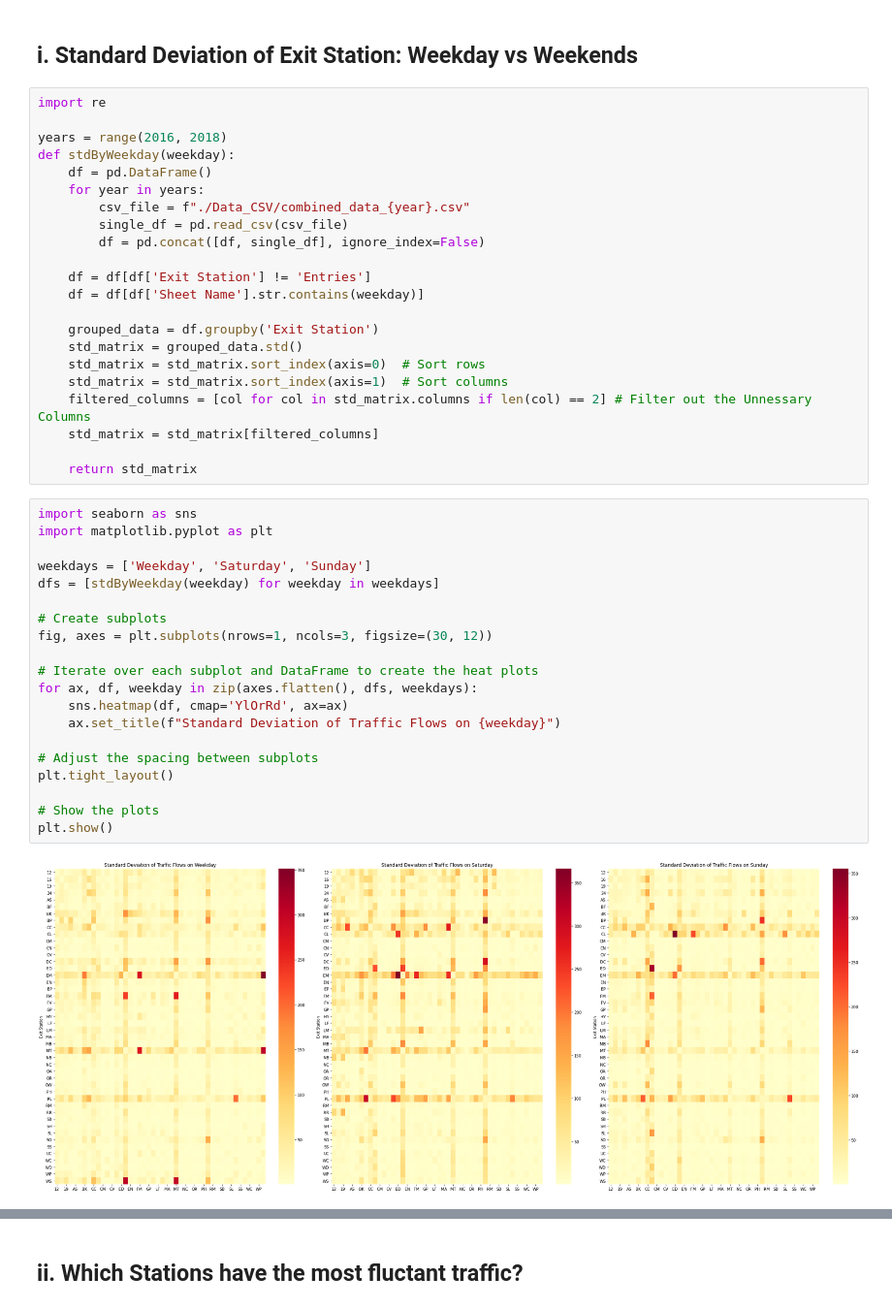
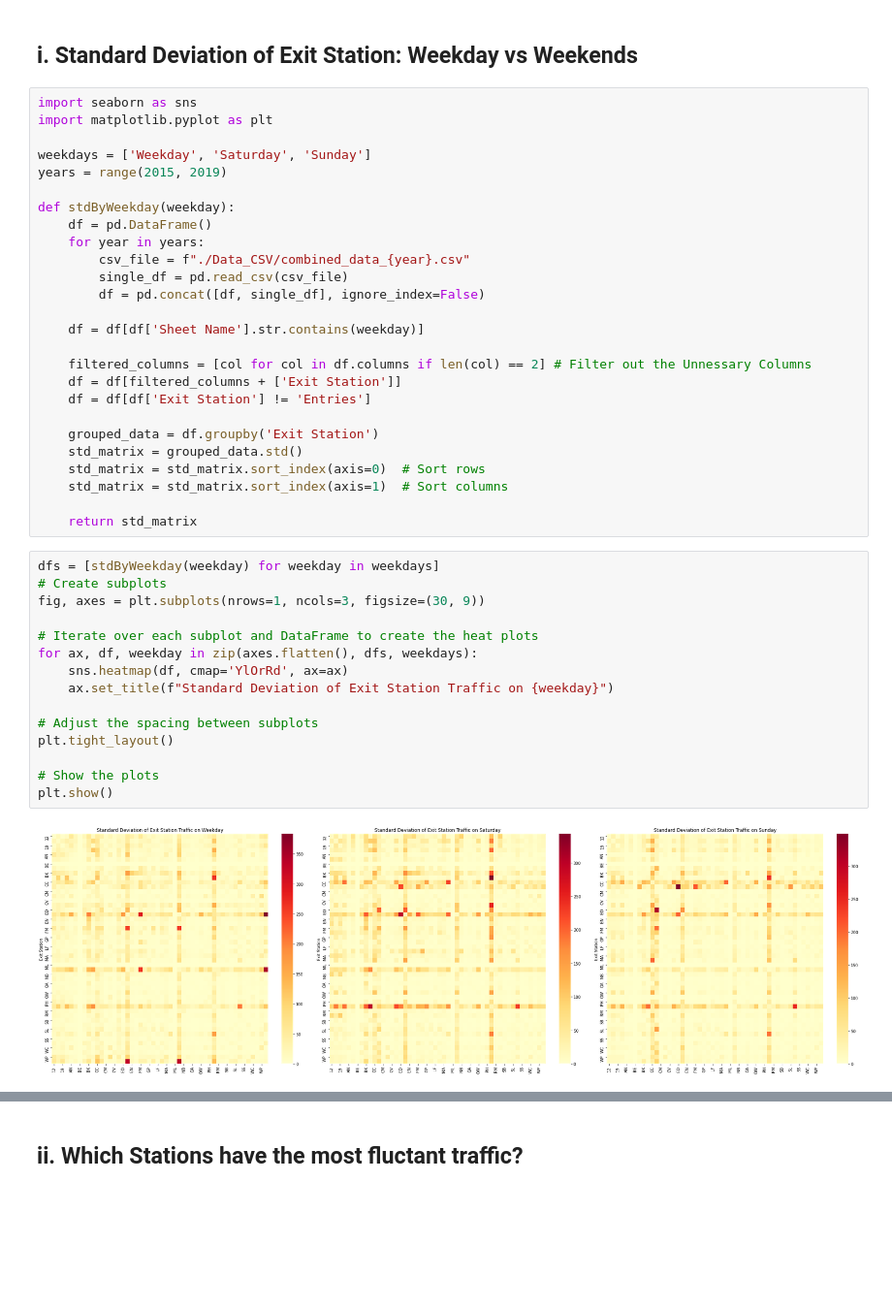
Before and after one commit to UCB-stat-159-s23/project-Group23, a Jupyter notebook: Jingya_EDA.ipynb, the cells around one changed output, grey strips where cells are left out. Shown at 97% size. Saved outputs shown, nothing was run; the diff lists cells and outputs as text; blank space fills up the shorter version.

Commit message:
Add Figures, more EDA Analysis

```diff
--- a/Jingya_EDA.ipynb
+++ b/Jingya_EDA.ipynb
@@ -67,9 +68,12 @@ This part of the analysis focuses specfically on the standard deviation of the T
 # %% [markdown]
 ## i. Standard Deviation of Exit Station: Weekday vs Weekends
 # %%
-import re
+import seaborn as sns
+import matplotlib.pyplot as plt
 
-years = range(2016, 2018)
+weekdays = ['Weekday', 'Saturday', 'Sunday']
+years = range(2015, 2019)
+
 def stdByWeekday(weekday):
     df = pd.DataFrame()
     for year in years:
@@ -77,36 +81,32 @@ def stdByWeekday(weekday):
         single_df = pd.read_csv(csv_file)
         df = pd.concat([df, single_df], ignore_index=False)
 
+    df = df[df['Sheet Name'].str.contains(weekday)]
+
+    filtered_columns = [col for col in df.columns if len(col) == 2] # Filter out the Unnessary Columns
+    df = df[filtered_columns + ['Exit Station']]
     df = df[df['Exit Station'] != 'Entries']
-    df = df[df['Sheet Name'].str.contains(weekday)]
 
     grouped_data = df.groupby('Exit Station')
     std_matrix = grouped_data.std()
     std_matrix = std_matrix.sort_index(axis=0)  # Sort rows
     std_matrix = std_matrix.sort_index(axis=1)  # Sort columns
-    filtered_columns = [col for col in std_matrix.columns if len(col) == 2] # Filter out the Unnessary Columns
-    std_matrix = std_matrix[filtered_columns]
 
     return std_matrix
 # %%
-import seaborn as sns
-import matplotlib.pyplot as plt
-
-weekdays = ['Weekday', 'Saturday', 'Sunday']
 dfs = [stdByWeekday(weekday) for weekday in weekdays]
-
 # Create subplots
-fig, axes = plt.subplots(nrows=1, ncols=3, figsize=(30, 12))
+fig, axes = plt.subplots(nrows=1, ncols=3, figsize=(30, 9))
 
 # Iterate over each subplot and DataFrame to create the heat plots
 for ax, df, weekday in zip(axes.flatten(), dfs, weekdays):
     sns.heatmap(df, cmap='YlOrRd', ax=ax)
-    ax.set_title(f"Standard Deviation of Traffic Flows on {weekday}")
+    ax.set_title(f"Standard Deviation of Exit Station Traffic on {weekday}")
 
 # Adjust the spacing between subplots
 plt.tight_layout()
 
 # Show the plots
 plt.show()
 # %% [output]
-[figure, old version]
+[figure, new version]
```
Also changed, not shown: parts of 6 cells of this notebook, 2 other files.
